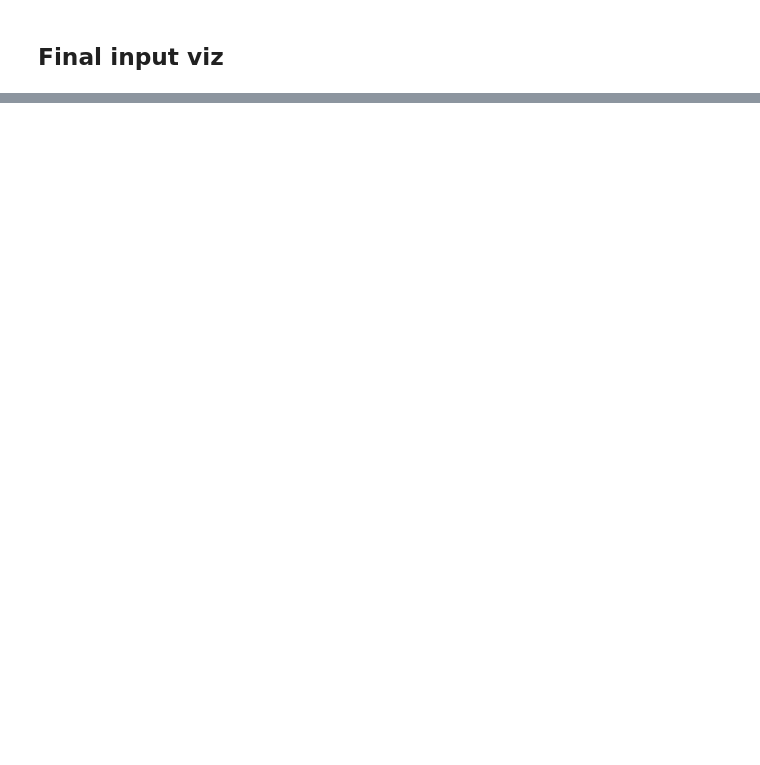
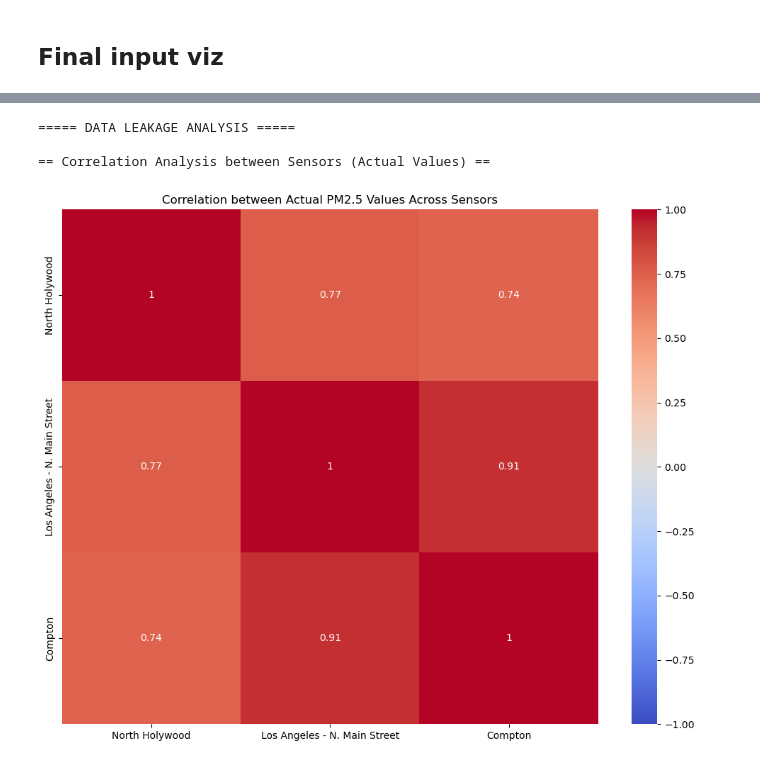
Before and after one commit to mohsley/wildfire, a Jupyter notebook: hysplit/organized/hysplit-airnow-revised.ipynb, the cells around one changed output, grey strips where cells are left out. Drawn from its saved outputs; the diff is of its cells as text; code cells hidden in the pictures; blank space fills up the shorter version.

```diff
--- a/hysplit/organized/hysplit-airnow-revised.ipynb
+++ b/hysplit/organized/hysplit-airnow-revised.ipynb
@@ -498,0 +665,29 @@ plt.show()
+# %%
+# Data Leakage Analysis Code
+import numpy as np
+import pandas as pd
+import matplotlib.pyplot as plt
+from scipy.spatial.distance import pdist, squareform
+from sklearn.metrics import mean_squared_error
+import seaborn as sns
+
+# 3. Data Leakage Analysis
+print("\n\n===== DATA LEAKAGE ANALYSIS =====")
+
+# 3.1 Check correlation between actual values across different sensors
+print("\n== Correlation Analysis between Sensors (Actual Values) ==")
+# Extract actual values for each sensor
+actual_values = pd.DataFrame({sensor: y_test[:, i] for i, sensor in enumerate(AD.air_sens_loc.keys())})
+correlation_matrix = actual_values.corr()
+
+# Visualize correlation matrix
+plt.figure(figsize=(10, 8))
+sns.heatmap(correlation_matrix, annot=True, cmap='coolwarm', vmin=-1, vmax=1)
+plt.title('Correlation between Actual PM2.5 Values Across Sensors')
+plt.tight_layout()
+plt.show()
+# %% [output]
+===== DATA LEAKAGE ANALYSIS =====
+
+== Correlation Analysis between Sensors (Actual Values) ==
+[figure, added]
```
Also changed, not shown: parts of 19 cells of this notebook, 10 other files.
